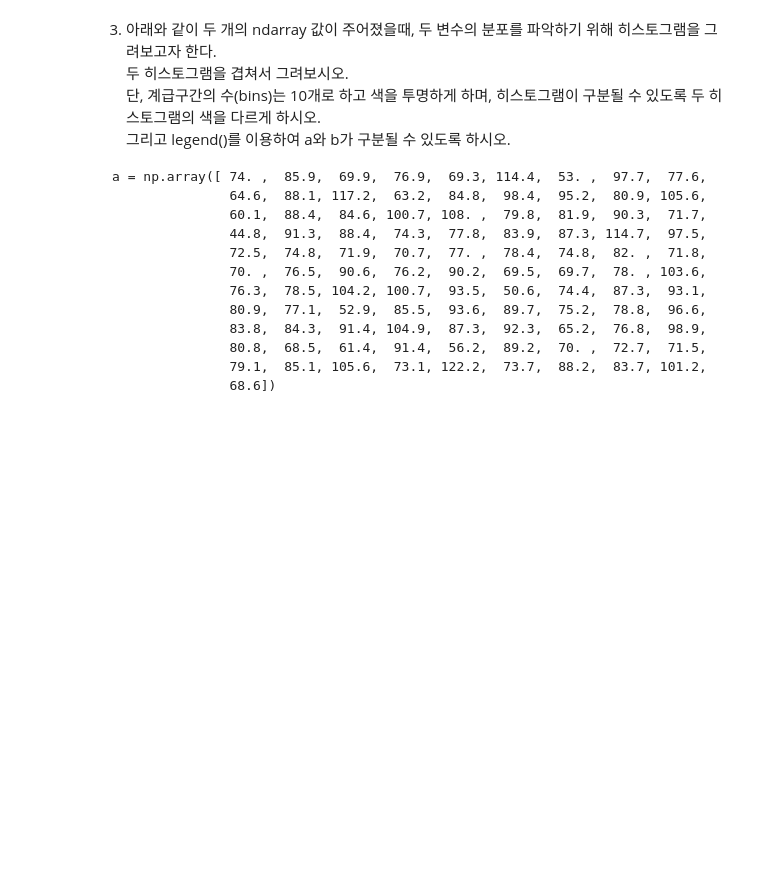
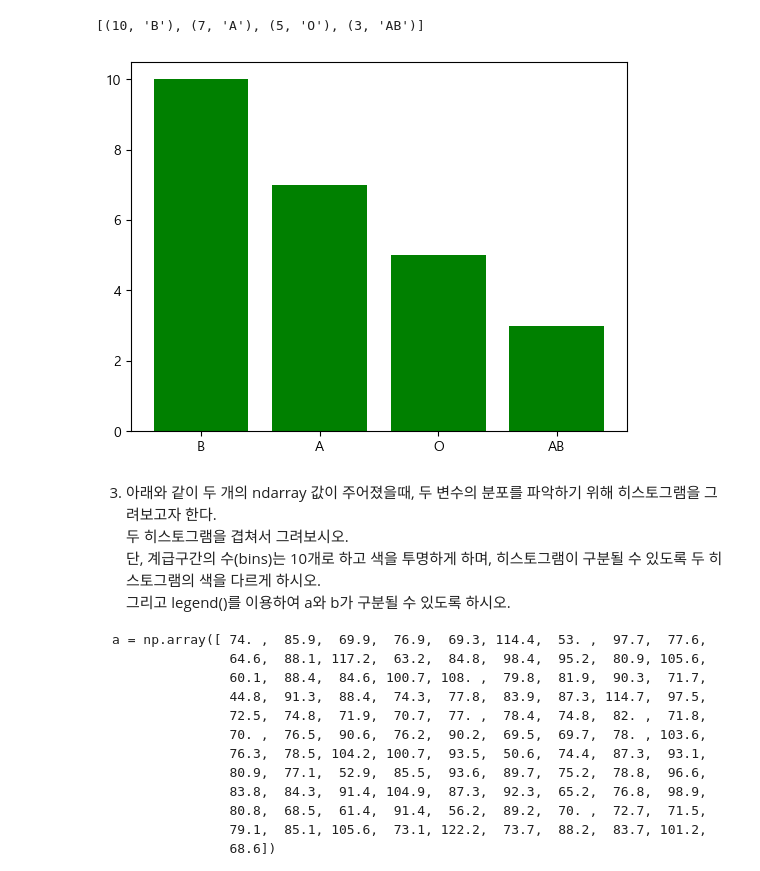
Before and after one commit to juna1105/univ, a Jupyter notebook: MachineLearning-main/assignment/02_MatPlotLibQ.ipynb, the cells around one changed output. Cells and saved outputs as stored; diff of their text form; code cells hidden in the pictures; blank space fills up the shorter version.

```diff
--- a/MachineLearning-main/assignment/02_MatPlotLibQ.ipynb
+++ b/MachineLearning-main/assignment/02_MatPlotLibQ.ipynb
@@ -21,6 +48,20 @@ count = [7, 10, 5, 3]
 단 막대의 색은 초록색로 하고 가장 빈도가 높은 순으로 표시한다.
 
 ![image.png](attachment:image.png)
+# %%
+# bar형태로 그래프를 나타내야함 이를 위해 plot.bar 메서드를 사용하면 됨
+blood = ['A','B','O','AB']
+count = [7,10,5,3]
+# bar메서드에는 오름,내림 차순을 정렬하는 기능이 없음 따라서 정렬된 데이터를 bar메서드에 입력해야함.
+# 두 데이터 패킹 후 정렬한뒤 언패킹하여 데이터로 전환
+sorted_data = sorted(zip(count, blood),reverse=True)
+sorted_count , sorted_blood = zip(*sorted_data)
+
+plt.bar(sorted_blood,sorted_count, color = 'green')
+plt.show()
+# %% [output]
+[(10, 'B'), (7, 'A'), (5, 'O'), (3, 'AB')]
+[figure, added]
 # %% [markdown]
 3. 아래와 같이 두 개의 ndarray 값이 주어졌을때, 두 변수의 분포를 파악하기 위해 히스토그램을 그려보고자 한다. <br>
 두 히스토그램을 겹쳐서 그려보시오.<br>
```
Also changed, not shown: parts of 4 cells of this notebook, 4 other files.
